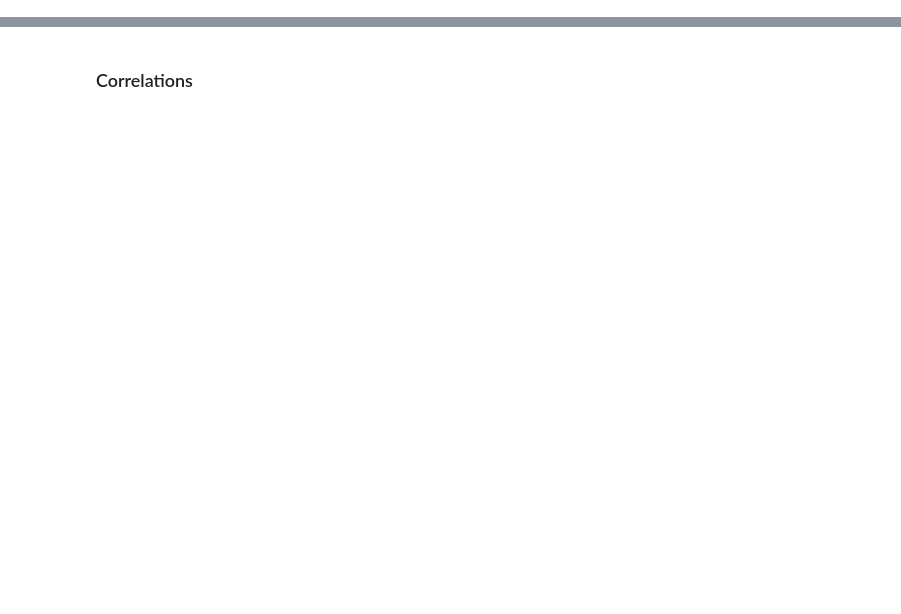
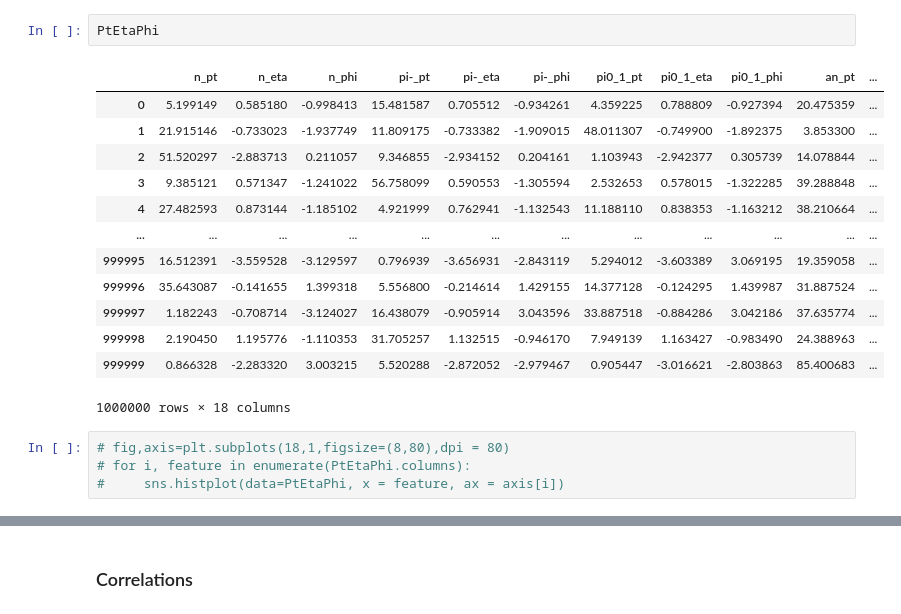
Before and after one commit to beatrice-pan/HiggsCP_DNN_modified, a Jupyter notebook: Data_Analysis.ipynb, the cells around one changed output, grey strips where cells are left out. Drawn from its saved outputs; the diff is of its cells as text; blank space fills up the shorter version.

```diff
--- a/Data_Analysis.ipynb
+++ b/Data_Analysis.ipynb
@@ -26,0 +72,20 @@ df_rhorho_Z.columns = pd.MultiIndex.from_arrays([sum([[x]*4 for x in particle_na
+# %%
+PtEtaPhi
+# %% [output]
+|  | n_pt | n_eta | n_phi | pi-_pt | pi-_eta | pi-_phi | pi0_1_pt | pi0_1_eta | pi0_1_phi | an_pt | ... |
+| 0 | 5.199149 | 0.585180 | -0.998413 | 15.481587 | 0.705512 | -0.934261 | 4.359225 | 0.788809 | -0.927394 | 20.475359 | ... |
+| 1 | 21.915146 | -0.733023 | -1.937749 | 11.809175 | -0.733382 | -1.909015 | 48.011307 | -0.749900 | -1.892375 | 3.853300 | ... |
+| 2 | 51.520297 | -2.883713 | 0.211057 | 9.346855 | -2.934152 | 0.204161 | 1.103943 | -2.942377 | 0.305739 | 14.078844 | ... |
+| 3 | 9.385121 | 0.571347 | -1.241022 | 56.758099 | 0.590553 | -1.305594 | 2.532653 | 0.578015 | -1.322285 | 39.288848 | ... |
+| 4 | 27.482593 | 0.873144 | -1.185102 | 4.921999 | 0.762941 | -1.132543 | 11.188110 | 0.838353 | -1.163212 | 38.210664 | ... |
+| ... | ... | ... | ... | ... | ... | ... | ... | ... | ... | ... | ... |
+| 999995 | 16.512391 | -3.559528 | -3.129597 | 0.796939 | -3.656931 | -2.843119 | 5.294012 | -3.603389 | 3.069195 | 19.359058 | ... |
+| 999996 | 35.643087 | -0.141655 | 1.399318 | 5.556800 | -0.214614 | 1.429155 | 14.377128 | -0.124295 | 1.439987 | 31.887524 | ... |
+| 999997 | 1.182243 | -0.708714 | -3.124027 | 16.438079 | -0.905914 | 3.043596 | 33.887518 | -0.884286 | 3.042186 | 37.635774 | ... |
+| 999998 | 2.190450 | 1.195776 | -1.110353 | 31.705257 | 1.132515 | -0.946170 | 7.949139 | 1.163427 | -0.983490 | 24.388963 | ... |
+| 999999 | 0.866328 | -2.283320 | 3.003215 | 5.520288 | -2.872052 | -2.979467 | 0.905447 | -3.016621 | -2.803863 | 85.400683 | ... |
+1000000 rows × 18 columns
+# %%
+# fig,axis=plt.subplots(18,1,figsize=(8,80),dpi = 80)
+# for i, feature in enumerate(PtEtaPhi.columns):
+#     sns.histplot(data=PtEtaPhi, x = feature, ax = axis[i])
```
Also changed, not shown: parts of 37 cells of this notebook.
